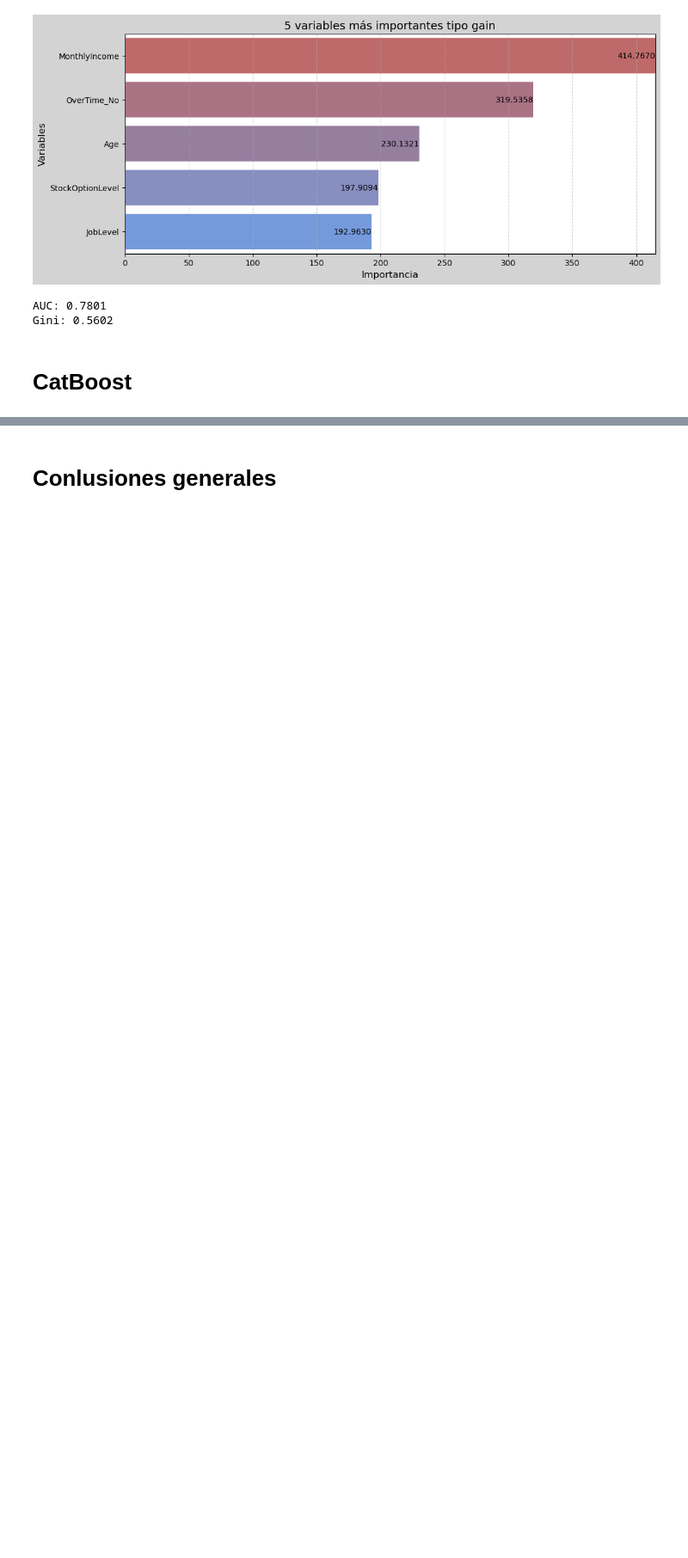
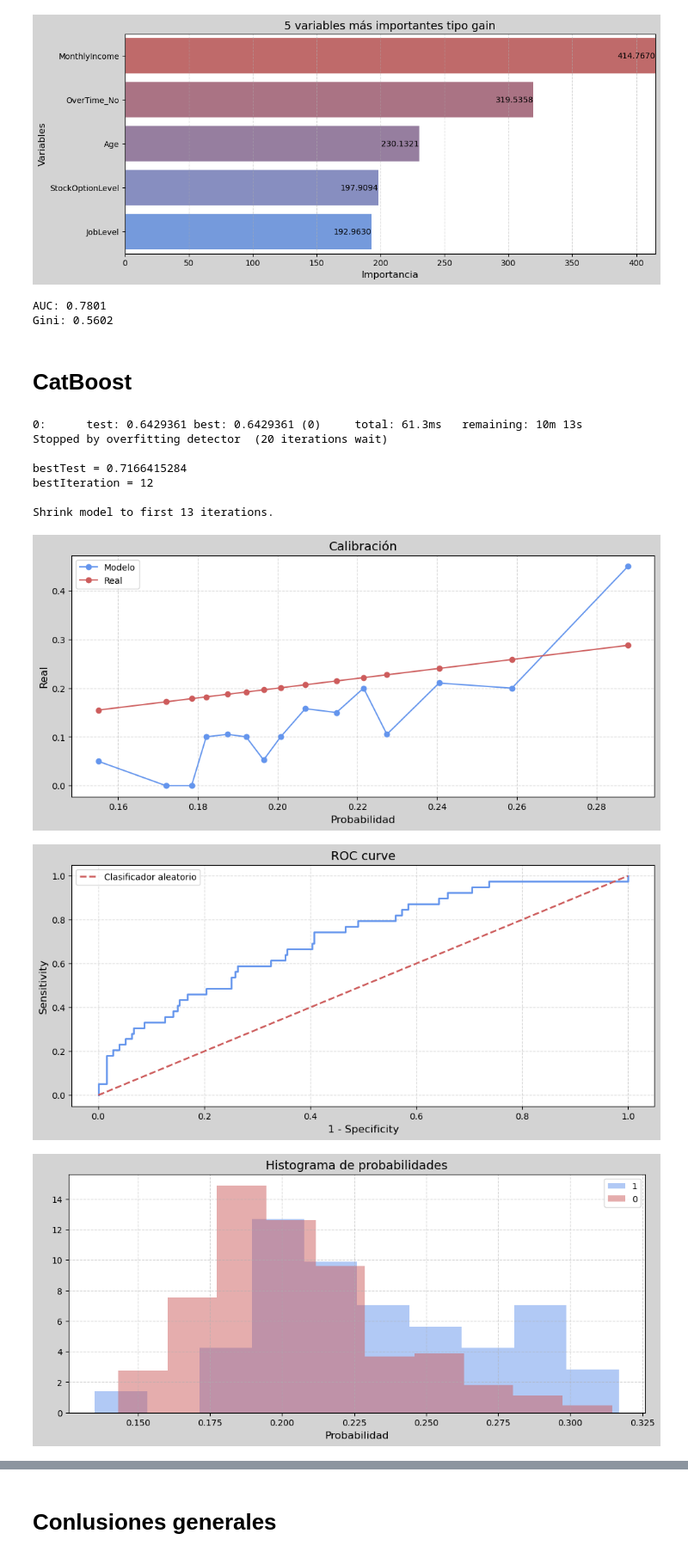
Before and after one commit to zayo1511/LabAprEst, a Jupyter notebook: Parcial3/ExamenPractico.ipynb, the cells around one changed output, grey strips where cells are left out. Shown at 86% size. Drawn from its saved outputs; the diff is of its cells as text; code cells hidden in the pictures; blank space fills up the shorter version.

Commit message:
fin código modelos

```diff
--- a/Parcial3/ExamenPractico.ipynb
+++ b/Parcial3/ExamenPractico.ipynb
@@ -234,6 +231,33 @@ def lightgbm(X_train, X_test, y_train, y_test):
     importance(features, importancia_gain, 5, 'gain')
 
     return print(f'AUC: {auc:.4f}\nGini: {gini:.4f}')
+
+def catboost(X_train, X_test, y_train, y_test):
+    cat_cols = [col for col in X_train.columns if X_train[col].nunique() < 50]
+
+    for col in cat_cols:
+        X_train[col] = X_train[col].astype(str).fillna('missing')
+        X_test[col] = X_test[col].astype(str).fillna('missing')
+
+    model = CatBoostClassifier(iterations=10000, depth=5, learning_rate=0.1, subsample=0.5, rsm=0.8, eval_metric='AUC',
+                               l2_leaf_reg=0.1, random_strength=5, verbose=100, early_stopping_rounds=20
+                               )
+    model.fit(X_train, y_train, cat_features=cat_cols, eval_set=[(X_test, y_test)])
+
+    probabilidades = model.predict_proba(X_test)[:, 1]
+    auc = roc_auc_score(y_score=probabilidades, y_true=y_test)
+    gini = 2*auc - 1
+
+    calibracion(probabilidades, y_test)
+    roc(probabilidades, y_test)
+    histograma(probabilidades, y_test)
+
+    importancia = model.get_feature_importance(type='PredictionValuesChange')
+    features = model.feature_names_
+
+    importance(features, importancia, 5, 'PredictionValuesChange')
+
+    return print(f'AUC: {auc:.4f}\nGini: {gini:.4f}')
 # %% [markdown]
 # Data
 # %%
@@ -346,3 +370,16 @@ AUC: 0.7801
 Gini: 0.5602
 # %% [markdown]
 # CatBoost
+# %%
+catboost(X_train, X_test, y_train, y_test)
+# %% [output]
+0:      test: 0.6429361 best: 0.6429361 (0)     total: 61.3ms   remaining: 10m 13s
+Stopped by overfitting detector  (20 iterations wait)
+
+bestTest = 0.7166415284
+bestIteration = 12
+
+Shrink model to first 13 iterations.
+[figure, added]
+[figure, added]
+[figure, added]
```
Also changed, not shown: parts of 3 cells of this notebook, 6 other files.
